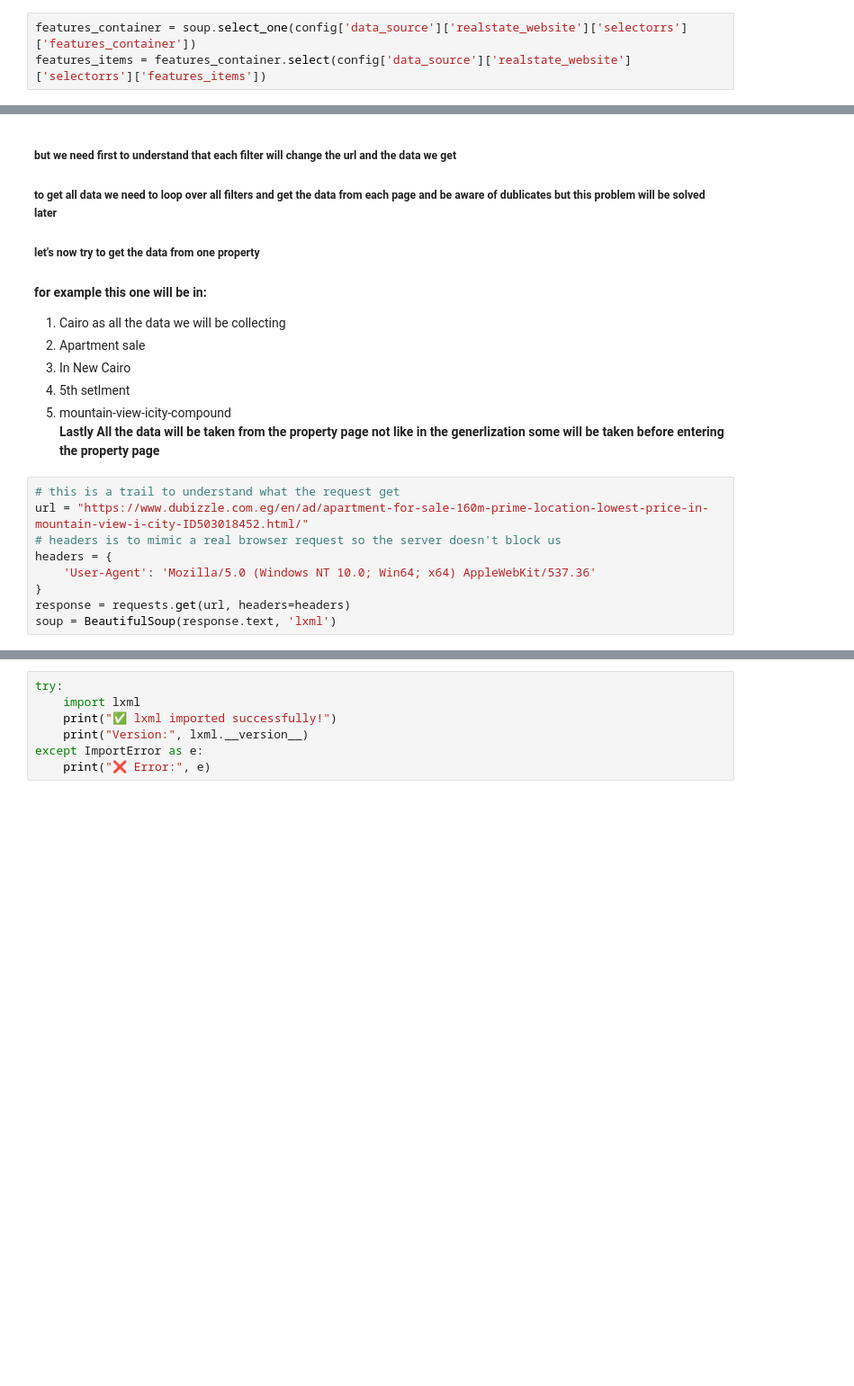
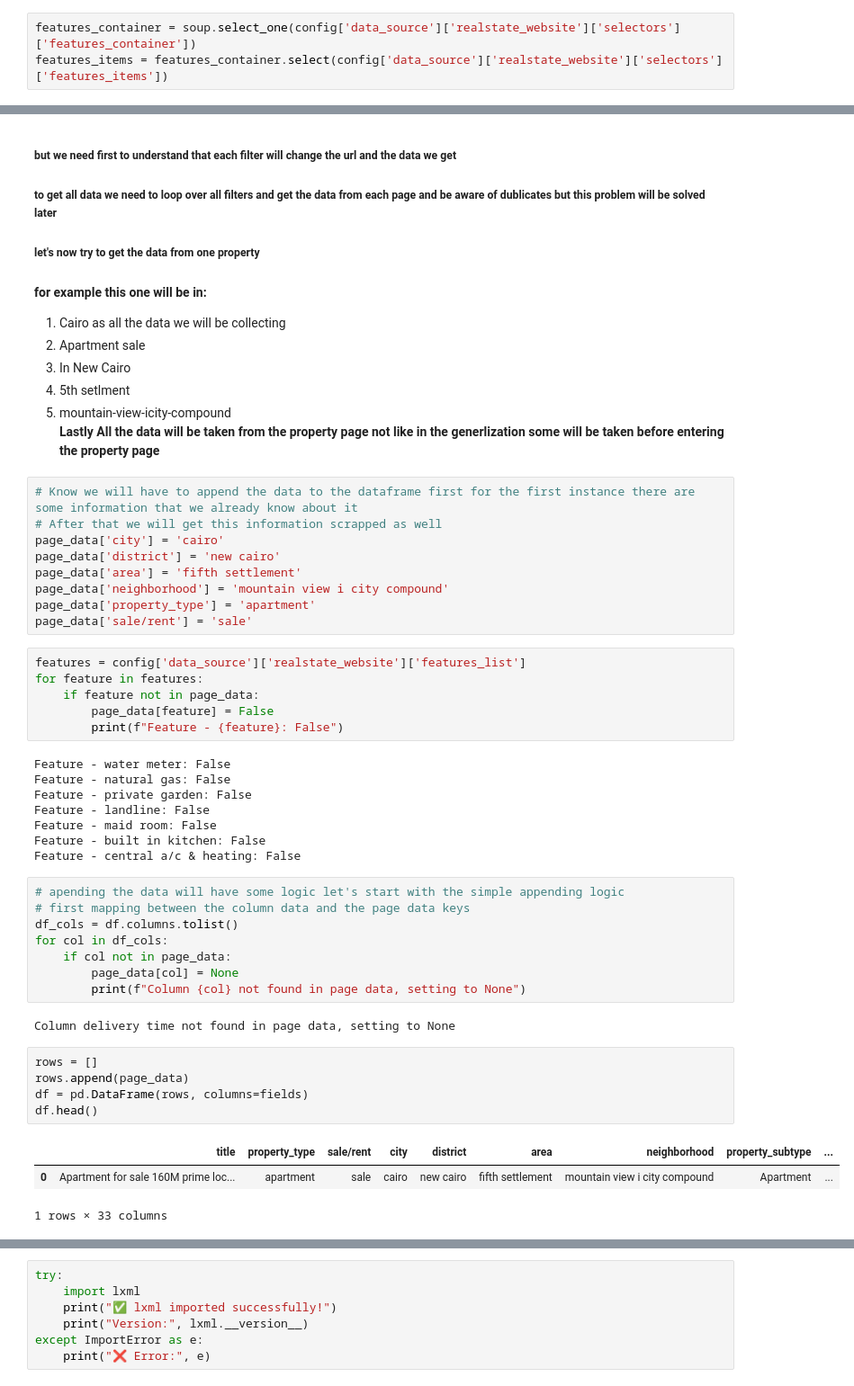
Before and after one commit to MarwanAshrafMakhlouf/cairo_real_state_intelligence_platform, a Jupyter notebook: notebooks/scrapper.ipynb, the cells around one changed output, grey strips where cells are left out. Shown at 90% size. Cells and saved outputs as stored; diff of their text form; blank space fills up the shorter version.

Commit message:
Made smart scrapper logic

```diff
--- a/notebooks/scrapper.ipynb
+++ b/notebooks/scrapper.ipynb
@@ -85,8 +286,8 @@ Detail - level: 1
 Detail - payment option: cash
 Detail - completion status: ready
 # %%
-features_container = soup.select_one(config['data_source']['realstate_website']['selectorrs']['features_container'])
-features_items = features_container.select(config['data_source']['realstate_website']['selectorrs']['features_items'])
+features_container = soup.select_one(config['data_source']['realstate_website']['selectors']['features_container'])
+features_items = features_container.select(config['data_source']['realstate_website']['selectors']['features_items'])
 # %%
 for item in features_items:
     spans = item.find_all('span')
@@ -140,12 +341,45 @@ elevator : True
 4. 5th setlment
 5. mountain-view-icity-compound<br>
 **Lastly All the data will be taken from the property page not like in the generlization some will be taken before entering the property page**
+# %%
+# Know we will have to append the data to the dataframe first for the first instance there are some information that we already know about it
+# After that we will get this information scrapped as well
+page_data['city'] = 'cairo'
+page_data['district'] = 'new cairo'
+page_data['area'] = 'fifth settlement'
+page_data['neighborhood'] = 'mountain view i city compound'
+page_data['property_type'] = 'apartment'
+page_data['sale/rent'] = 'sale'
+# %%
+features = config['data_source']['realstate_website']['features_list']
+for feature in features:
+    if feature not in page_data:
+        page_data[feature] = False
+        print(f"Feature - {feature}: False")
+# %% [output]
+Feature - water meter: False
+Feature - natural gas: False
+Feature - private garden: False
+Feature - landline: False
+Feature - maid room: False
+Feature - built in kitchen: False
+Feature - central a/c & heating: False
 # %%
-# this is a trail to understand what the request get
-url = "https://www.dubizzle.com.eg/en/ad/apartment-for-sale-160m-prime-location-lowest-price-in-mountain-view-i-city-ID503018452.html/"
-# headers is to mimic a real browser request so the server doesn't block us
-headers = {
-    'User-Agent': 'Mozilla/5.0 (Windows NT 10.0; Win64; x64) AppleWebKit/537.36'
-}
-response = requests.get(url, headers=headers)
-soup = BeautifulSoup(response.text, 'lxml')
+# apending the data will have some logic let's start with the simple appending logic
+# first mapping between the column data and the page data keys
+df_cols = df.columns.tolist()
+for col in df_cols:
+    if col not in page_data:
+        page_data[col] = None
+        print(f"Column {col} not found in page data, setting to None")
+# %% [output]
+Column delivery time not found in page data, setting to None
+# %%
+rows = []
+rows.append(page_data)
+df = pd.DataFrame(rows, columns=fields)
+df.head()
+# %% [output]
+|  | title | property_type | sale/rent | city | district | area | neighborhood | property_subtype | ... |
+| 0 | Apartment for sale 160M prime loc... | apartment | sale | cairo | new cairo | fifth settlement | mountain view i city compound | Apartment | ... |
+1 rows × 33 columns
```
Also changed, not shown: parts of 61 cells of this notebook, 2 other files.
